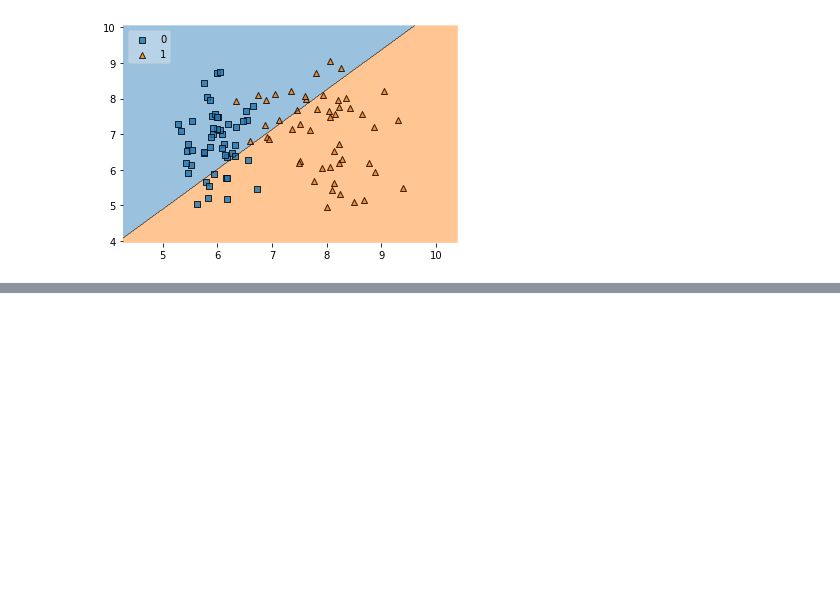
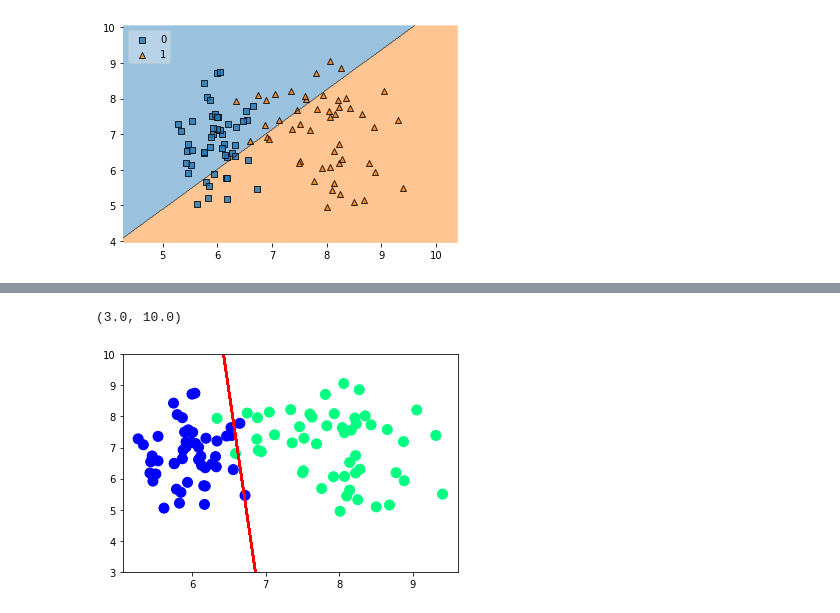
Before and after one commit to anilans029/DL-Algos, a Jupyter notebook: Perceptron Demo.ipynb, the cells around one changed output, grey strips where cells are left out. Cells and saved outputs as stored; diff of their text form; code cells hidden in the pictures; blank space fills up the shorter version.

```diff
--- a/Perceptron Demo.ipynb
+++ b/Perceptron Demo.ipynb
@@ -50,0 +70,16 @@ plot_decision_regions(x.values,y.values,clf = per_clasfier,legend = 2)
+# %%
+x = df.iloc[:,0:2]
+y = df.iloc[:,-1]
+# %%
+def perceptron_trick(x,y):
+    learn_rate = 0.01
+    x =np.insert(np.array(x),0,1,axis = 1) ### here we adding bias
+    weights = np.ones(x.shape[1])
+    epochs = 100000
+
+    for i in range(epochs):
+        random_num = np.random.randint(0,100)
+        y_hat = step(x[random_num],weights)
+        y_act = y[random_num]
+        weights = weights + learn_rate*(y_act - y_hat)*x[random_num]
+    return weights[0],weights[1:]
@@ -50,0 +93,2 @@ plot_decision_regions(x.values,y.values,clf = per_clasfier,legend = 2)
+# %%
+intercept_,coeff_ = perceptron_trick(x,y)
@@ -50,0 +103,3 @@ plot_decision_regions(x.values,y.values,clf = per_clasfier,legend = 2)
+# %%
+m = -(coeff_[0]/coeff_[1])
+c = -(intercept_/coeff_[1])
@@ -50,0 +133,7 @@ plot_decision_regions(x.values,y.values,clf = per_clasfier,legend = 2)
+# %%
+plt.plot(x.iloc[:,0],m*x.iloc[:,0] + c,color = 'red',linewidth = 2)
+plt.scatter(x.iloc[:,0],x.iloc[:,1],c=y,cmap = "winter", s =100)
+plt.ylim(3,10)
+# %% [output]
+(3.0, 10.0)
+[figure, added]
```
Also changed, not shown: parts of 10 cells of this notebook, 6 other files.
